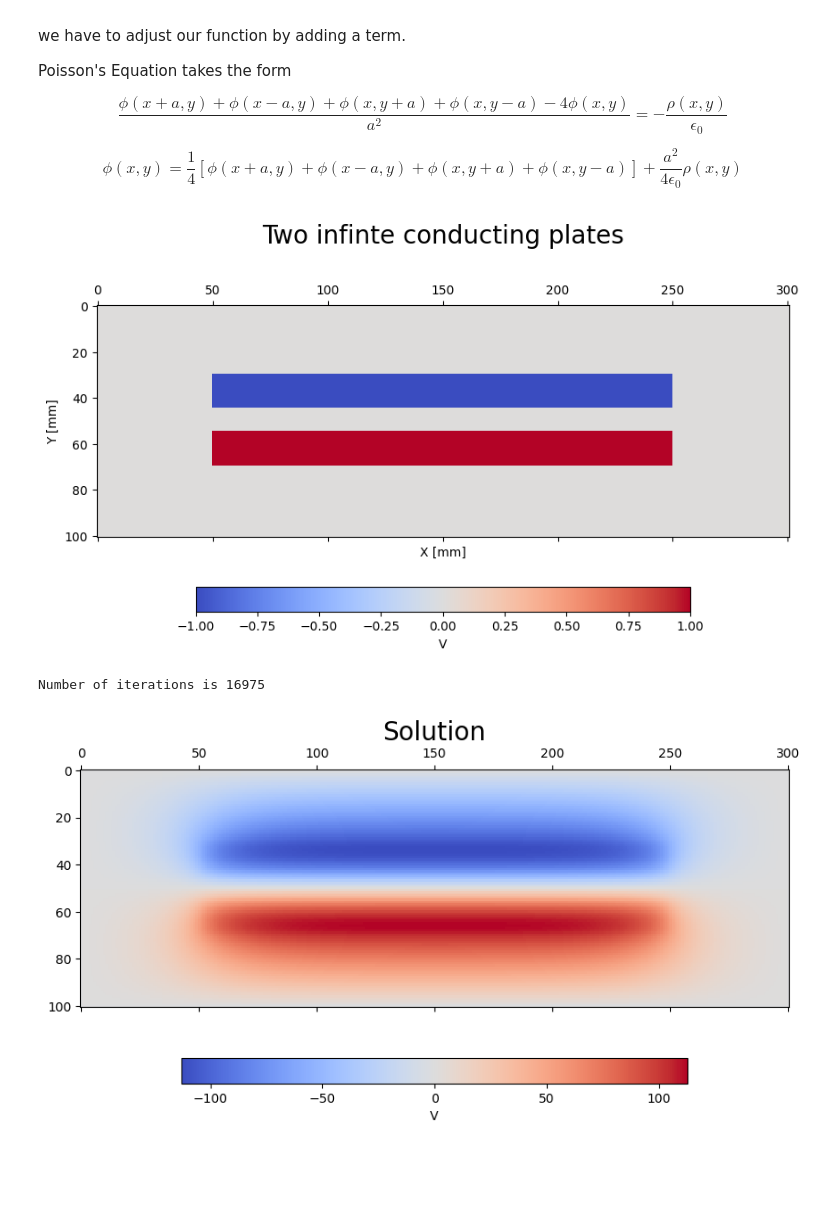
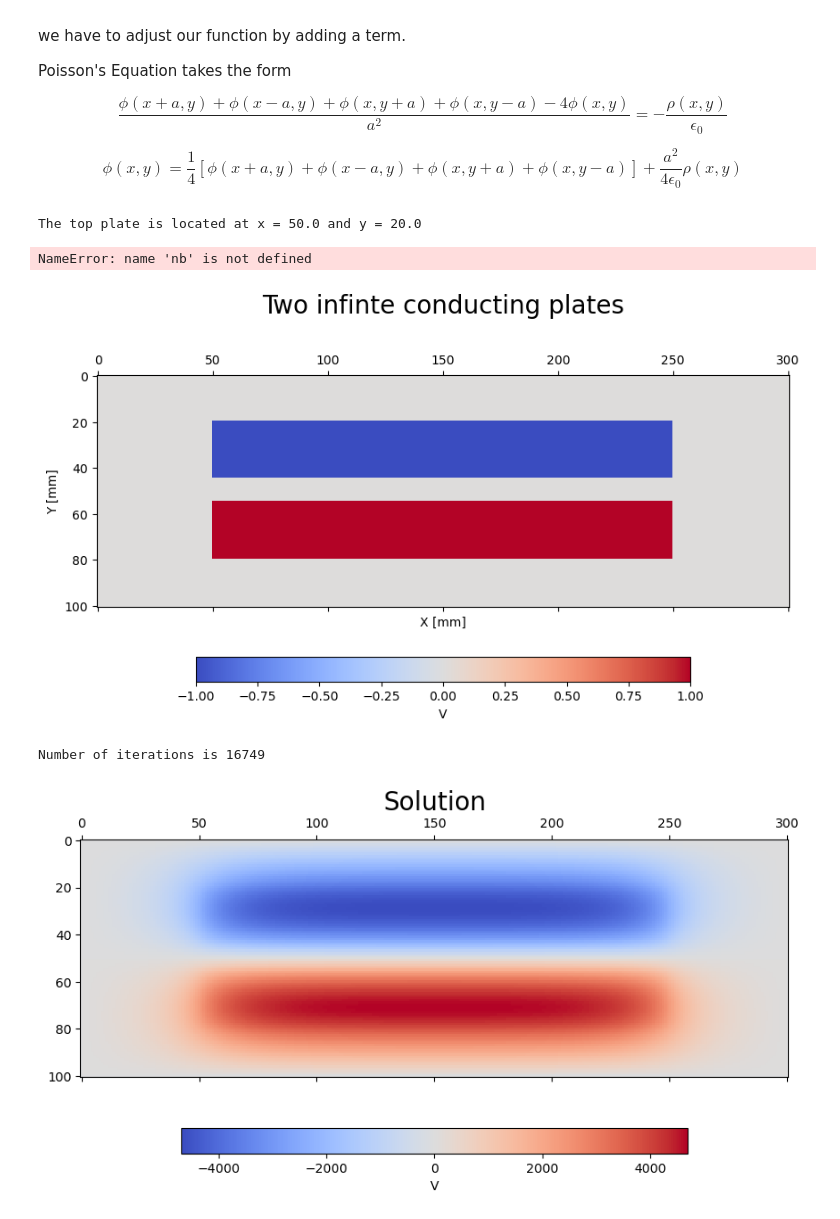
Before and after one commit to GuillermoFidalgo/UA-EM-1, a Jupyter notebook: Relaxation.ipynb, the cells around one changed output. Drawn from its saved outputs; the diff is of its cells as text; code cells hidden in the pictures; blank space fills up the shorter version.

```diff
--- a/Relaxation.ipynb
+++ b/Relaxation.ipynb
@@ -150,30 +186,43 @@ $$
 $$
 \phi(x,y)= \frac14 [\phi(x+a,y) + \phi(x-a,y) + \phi(x,y+a) + \phi(x,y-a)] + \frac{a^2}{4\epsilon_0} \rho(x,y)
 $$
+# %%
+# Creating locations of the conductors
+Nrows,Ncols = 100,300
+width = 200 #mm
+thickness = 25 #mm
+separation = 10 #mm
+# %%
+offset_row = (Nrows - (separation+thickness *2 ))/2
+offset_col = (Ncols - (width))/2
+print(f"The top plate is located at x = {offset_col} and y = {offset_row}")
+# %% [output]
+The top plate is located at x = 50.0 and y = 20.0
 # %%
 @nb.njit
-def rho(x,y):
+def rho(i,j):
 	"""
-    The charge is located on the plates as follows
-    V[30:45 , 50:250] = -1 # top side set to -1 V
-    V[55:70:, 50:250] = 1 # bottom side set to 1 V
+   The charge distribution on the conductor
     """
 
-	if x>30 and x<45 and y>50 and y<250:
+	if i>offset_row and (i<offset_row+thickness) and j>offset_col and (j<offset_col+width):
 		return -1
-	elif x>55 and x<70 and y>50 and y<250:
+	elif (i>offset_row+separation + thickness) and (i<offset_row + separation + 2*thickness) \
+		and j>offset_col and (j<offset_col+width):
 		return 1
 	else:
 		return 0
+# %% [output]
+NameError: name 'nb' is not defined
 # %%
 @nb.njit
 def relaxation(phi):
-    a = 1
-    epsilon0 = 1
+    a = 1e-6
+    epsilon0 = 8.85e-12
 
     V = phi.copy()
     xpoints,ypoints = phi.shape
-    Vprime = np.empty_like(V)
+    Vprime = np.zeros_like(V)
     delta = 10
     tolerance = 1e-6
     counter = 0
@@ -183,14 +232,18 @@ def relaxation(phi):
             for j in range(ypoints):
                 if i==0 or i==(xpoints-1) or j==0 or j==(ypoints-1):
                     Vprime[i,j] = V[i,j]
+                elif i>20 and i<45 and j>50 and j<250:
+                    Vprime[i,j] = 1
                 else:
-                    Vprime[i,j] = (V[i+1,j] + V[i-1,j] + V[i,j+1] + V[i,j-1]) / 4 + a**2/(4*epsilon0)*rho(i*a,j*a)
+                    Vprime[i,j] = (V[i+1,j] + V[i-1,j] + V[i,j+1] + V[i,j-1]) / 4 + a**2/(4*epsilon0)*rho(i,j)
 
         # Compute until convergence
         delta = np.max(np.abs(V - Vprime))
 
         # Swap the two arrays
         V,Vprime = Vprime,V
+
+
         counter+=1
         if counter > 1e6:
             break
@@ -200,36 +253,36 @@ def relaxation(phi):
 # %%
 Nsquares = 100 # number of squares for each side (i.e. 100x100 total)
 V = np.zeros([Nsquares+1,3*Nsquares+1]) # initialize an 100x100 array full of zeroes
-V[30:45 , 50:250] = -1 # top side set to -1 V
-V[55:70:, 50:250] = 1 # bottom side set to 1 V
+V[20:45 , 50:250] = -1 # top side set to -1 V
+V[55:80:, 50:250] = 1 # bottom side set to 1 V
 
 
 plt.matshow(V,cmap='coolwarm')
 plt.colorbar(location="bottom",label='V',shrink=.5)
 plt.title("Two infinte conducting plates",size=20,pad=50)
 plt.ylabel("Y [mm]")
 plt.xlabel("X [mm]")
 plt.show()
 
 phi = relaxation(V)
 plt.matshow(phi,cmap='coolwarm')
 plt.title("Solution",size=20)
 plt.colorbar(location="bottom",label="V",shrink = 0.5)
 plt.show()
 
 kw = dict(cmap = "coolwarm", levels= 25,origin='upper')
 
 
 plt.contourf(phi,**kw)
 plt.title("Solution")
 plt.colorbar(location="bottom",label="V")
 plt.show()
 
 plt.contour(phi,**kw)
 plt.title("Solution")
 plt.colorbar(location="bottom",label="V")
 plt.show()
 # %% [output]
-[figure, old version]
+[figure, new version]
-Number of iterations is 16975
+Number of iterations is 16749
-[figure, old version]
+[figure, new version]
```
Also changed, not shown: parts of 9 cells of this notebook, 3 other files.
